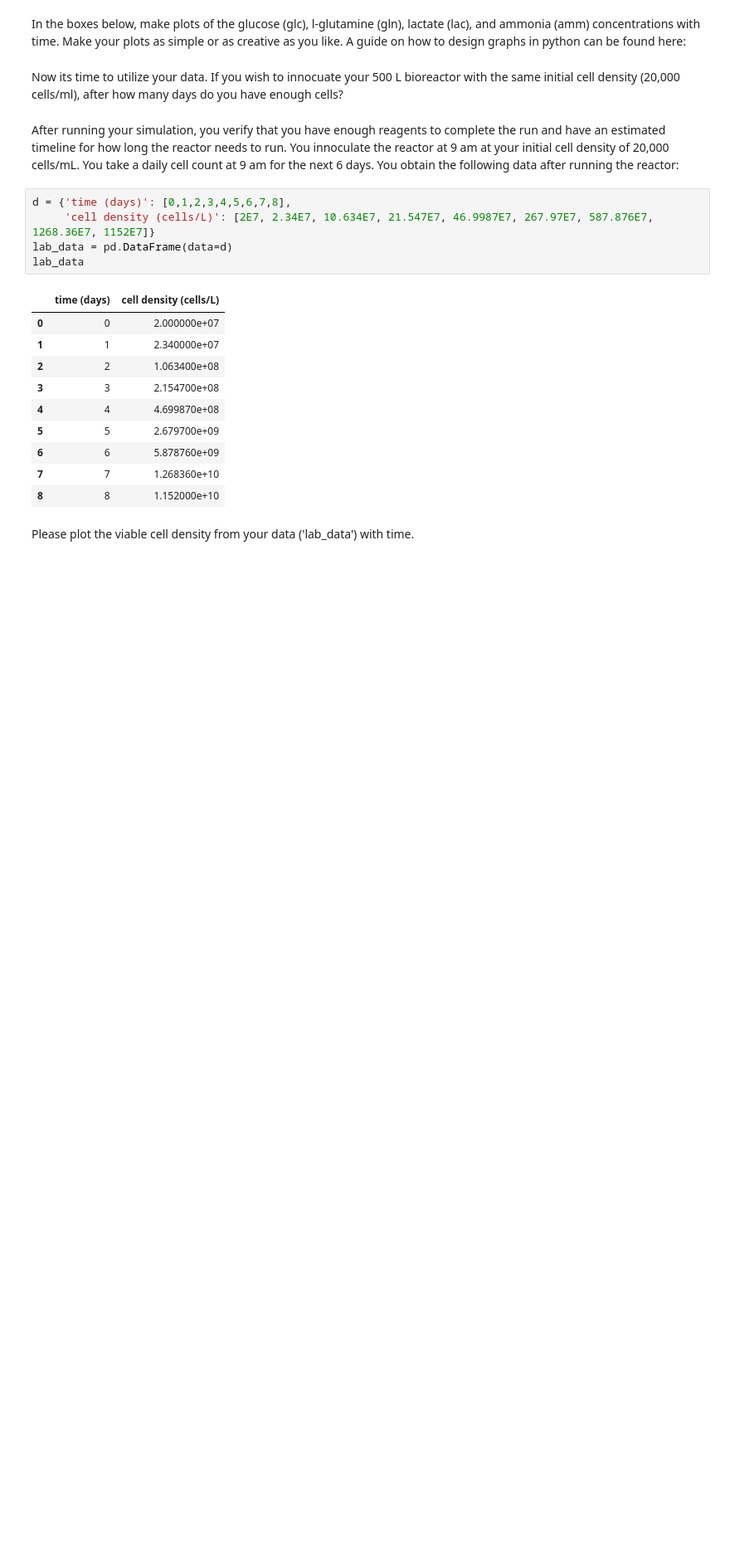
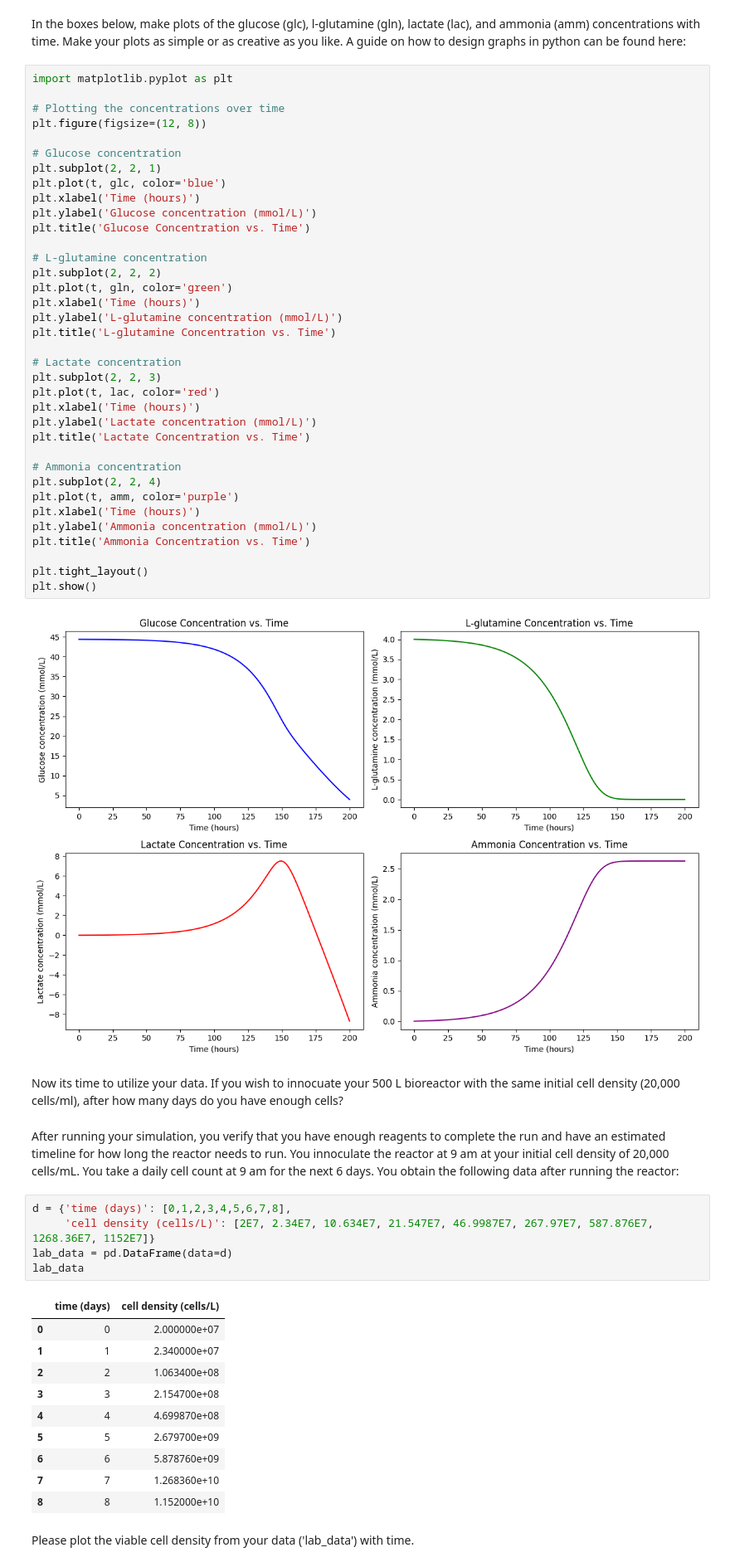
Before and after one commit to arih0325/BMEN-322-due-today, a Jupyter notebook: BMEN 322 lab 2 - Bioreactor Kinetics.ipynb, the cells around one changed output. Shown at 83% size. Cells and saved outputs as stored; diff of their text form; blank space fills up the shorter version.

```diff
--- a/BMEN 322 lab 2 - Bioreactor Kinetics.ipynb
+++ b/BMEN 322 lab 2 - Bioreactor Kinetics.ipynb
@@ -154,5 +170,43 @@ What is the growth rate and doubling time of your cells from this simulated data
 # %% [markdown]
 In the boxes below, make plots of the glucose (glc), l-glutamine (gln), lactate (lac), and ammonia (amm) concentrations with time. Make your plots as simple or as creative as you like. A guide on how to design graphs in python can be found here:
+# %%
+import matplotlib.pyplot as plt
+
+# Plotting the concentrations over time
+plt.figure(figsize=(12, 8))
+
+# Glucose concentration
+plt.subplot(2, 2, 1)
+plt.plot(t, glc, color='blue')
+plt.xlabel('Time (hours)')
+plt.ylabel('Glucose concentration (mmol/L)')
+plt.title('Glucose Concentration vs. Time')
+
+# L-glutamine concentration
+plt.subplot(2, 2, 2)
+plt.plot(t, gln, color='green')
+plt.xlabel('Time (hours)')
+plt.ylabel('L-glutamine concentration (mmol/L)')
+plt.title('L-glutamine Concentration vs. Time')
+
+# Lactate concentration
+plt.subplot(2, 2, 3)
+plt.plot(t, lac, color='red')
+plt.xlabel('Time (hours)')
+plt.ylabel('Lactate concentration (mmol/L)')
+plt.title('Lactate Concentration vs. Time')
+
+# Ammonia concentration
+plt.subplot(2, 2, 4)
+plt.plot(t, amm, color='purple')
+plt.xlabel('Time (hours)')
+plt.ylabel('Ammonia concentration (mmol/L)')
+plt.title('Ammonia Concentration vs. Time')
+
+plt.tight_layout()
+plt.show()
+# %% [output]
+[figure, added]
 # %% [markdown]
 Now its time to utilize your data. If you wish to innocuate your 500 L bioreactor with the same initial cell density (20,000 cells/ml), after how many days do you have enough cells?
 # %% [markdown]
```
Also changed, not shown: parts of 4 cells of this notebook.
